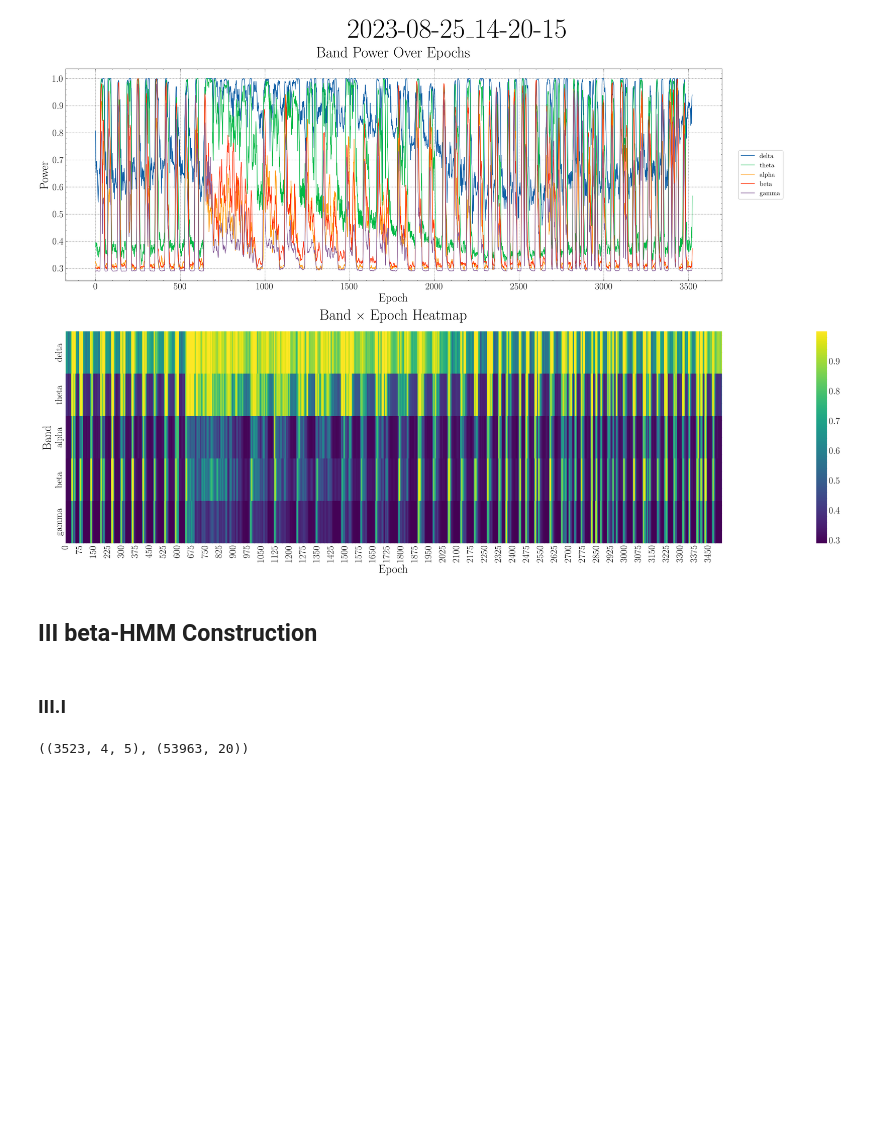
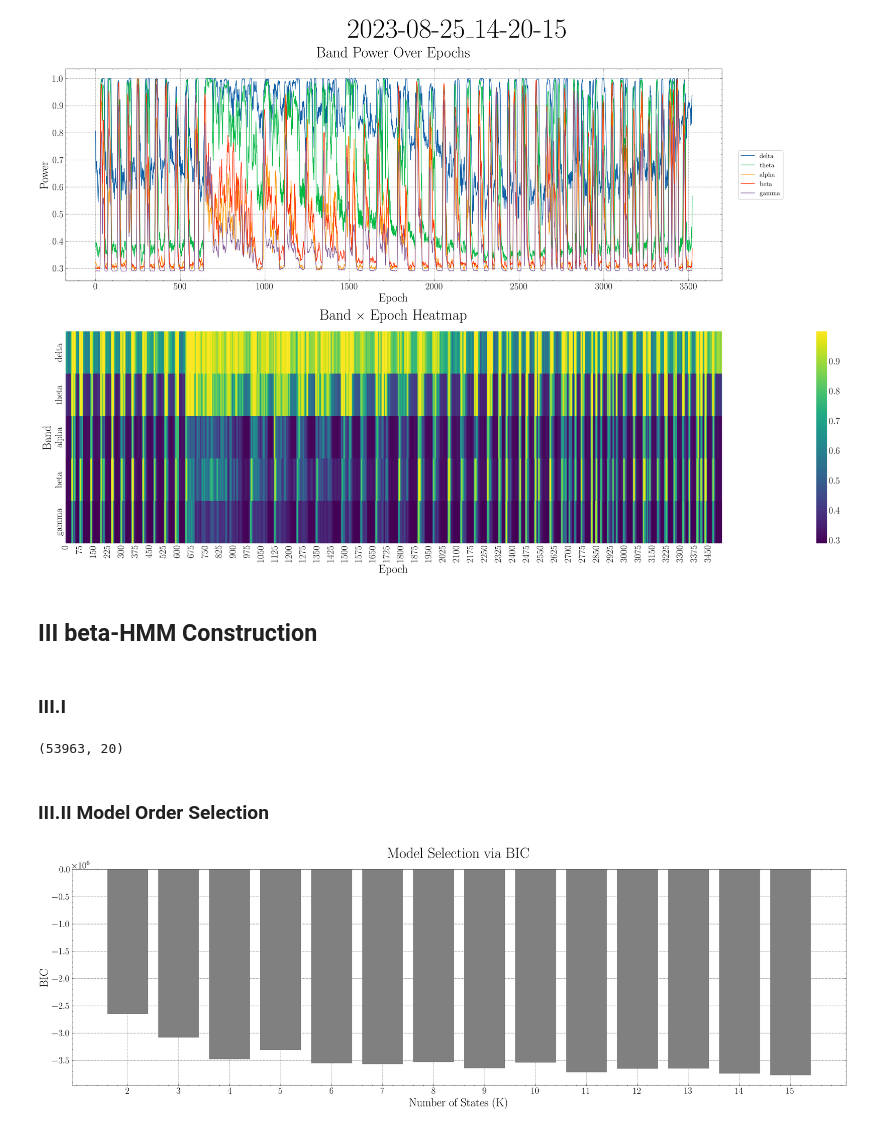
Before and after one commit to raknah/neuroelectrophysiology, a Jupyter notebook: notebooks/5xFAD Resting State EEG.ipynb, the cells around one changed output. Cells and saved outputs as stored; diff of their text form; code cells hidden in the pictures; blank space fills up the shorter version.

Commit message:
finished betaHMM and visualised dynamics

```diff
--- a/notebooks/5xFAD Resting State EEG.ipynb
+++ b/notebooks/5xFAD Resting State EEG.ipynb
@@ -137,6 +120,8 @@ X = np.vstack([
     trial.data.reshape(trial.data.shape[0], -1)
     for trial in scaled
 ])
+
+X.shape
 # %% [output]
-((3523, 4, 5), (53963, 20))
+(53963, 20)
 # %%
@@ -179,0 +317,36 @@ class betaHMM:
+# %% [markdown]
+### III.II Model Order Selection
+# %%
+Ys = [t.data.reshape(t.data.shape[0], -1) for t in scaled]
+# %%
+bic_scores = []
+
+models = {}
+
+Ks = range(2, 16)
+for K in Ks:
+    model = BetaHMM(n_states=K, n_features=Ys[0].shape[1], seed=0)
+    model.fit_multi(Ys)
+    ll = sum(model._compute_ll(Y).max(axis=1).sum() for Y in Ys)  # or store EM log-likelihood
+    N_total = sum(Y.shape[0] for Y in Ys)
+
+    p = (K - 1) + K*(K - 1) + 2 * K * model.D
+    bic = -2 * ll + p * np.log(N_total)
+    bic_scores.append(bic)
+
+    models[f"K: {K}"] = model
+
+best_K = Ks[np.argmin(bic_scores)]
+colors = ['red' if i == best_K else 'gray' for i in range(len(Ks))]
+
+plt.figure(figsize=(21, 7), dpi = 210)
+plt.bar(Ks, bic_scores, color=colors)
+plt.xlabel('Number of States (K)')
+plt.ylabel('BIC')
+plt.title('Model Selection via BIC')
+plt.xticks(Ks)
+plt.grid(axis='y', linestyle='--', alpha=0.7)
+plt.tight_layout()
+plt.show()
+# %% [output]
+[figure, added]
```
Also changed, not shown: parts of 23 cells of this notebook.
